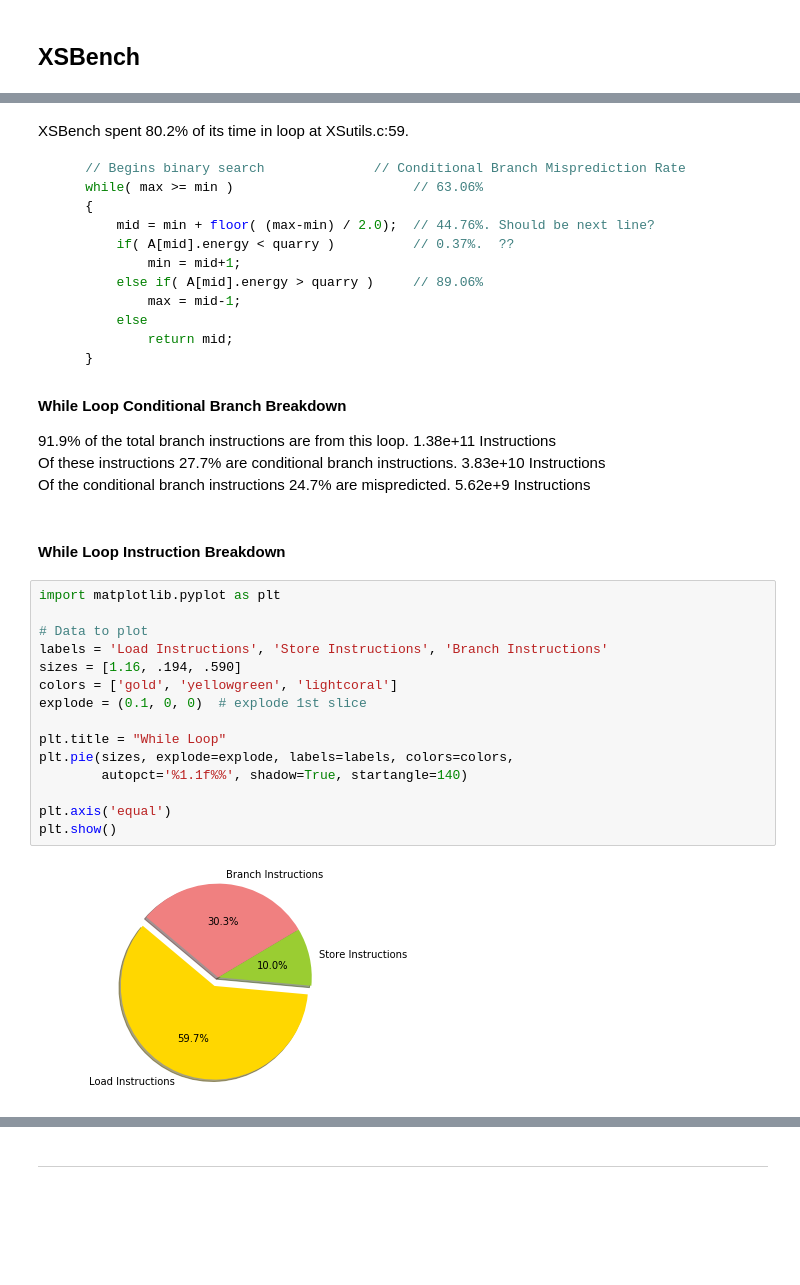
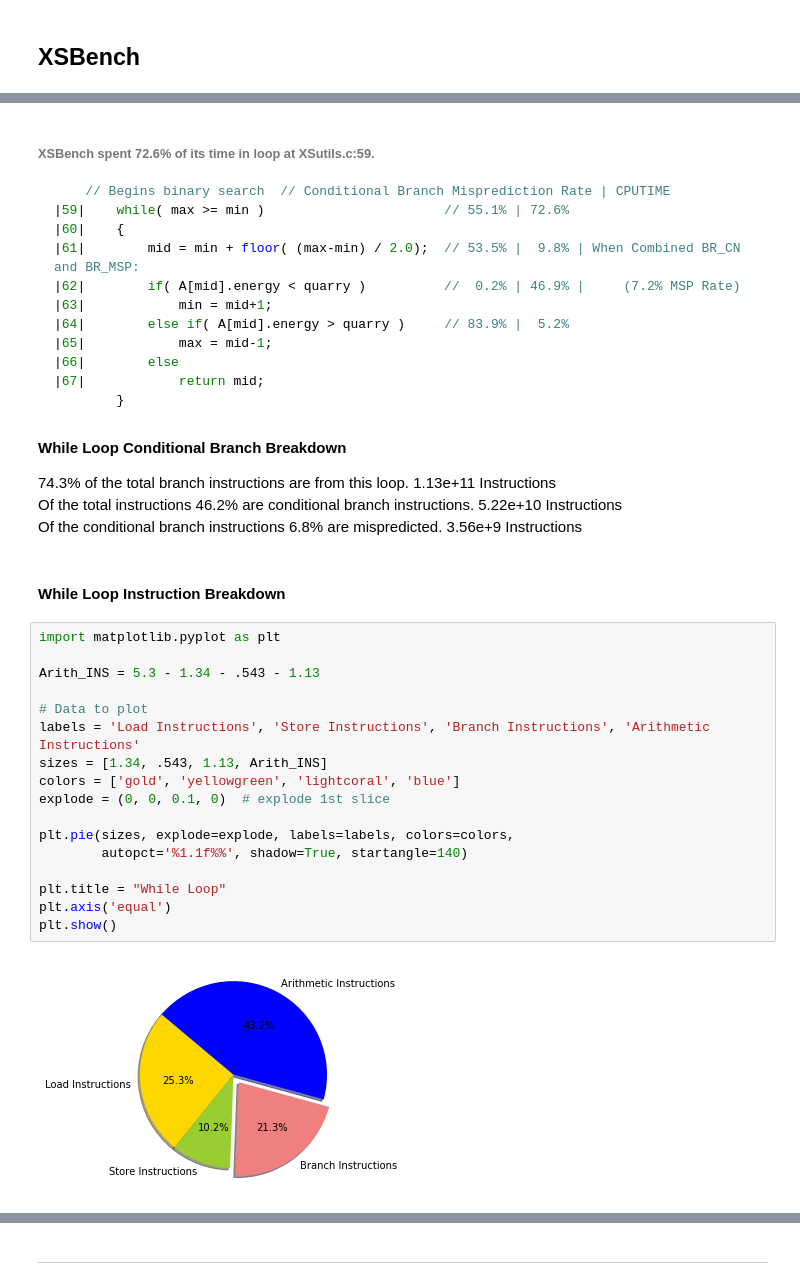
Before and after one commit to tomuram/Proxy-App-Profiles-1, a Jupyter notebook: XSBench.ipynb, the cells around one changed output, grey strips where cells are left out. Cells and saved outputs as stored; diff of their text form; blank space fills up the shorter version.

Commit message:
XSBench Update

````diff
--- a/XSBench.ipynb
+++ b/XSBench.ipynb
@@ -9,38 +9,40 @@ On Intel(R) Xeon(R) CPU E5-2699 v4 @ 2.20GHz (Broadwell)
 # %% [markdown]
-XSBench spent 80.2% of its time in loop at XSutils.c:59.
+###### XSBench spent 72.6% of its time in loop at XSutils.c:59.
 ```c
-	// Begins binary search	             // Conditional Branch Misprediction Rate
-	while( max >= min )                       // 63.06%
-	{
-		mid = min + floor( (max-min) / 2.0);  // 44.76%. Should be next line?
-		if( A[mid].energy < quarry )          // 0.37%.  ??
-			min = mid+1;
-        else if( A[mid].energy > quarry )     // 89.06%
-			max = mid-1;
-		else
-			return mid;
-	}
+	// Begins binary search	 // Conditional Branch Misprediction Rate | CPUTIME
+|59|	while( max >= min )                       // 55.1% | 72.6%
+|60|	{
+|61|		mid = min + floor( (max-min) / 2.0);  // 53.5% |  9.8% | When Combined BR_CN and BR_MSP:
+|62|		if( A[mid].energy < quarry )          //  0.2% | 46.9% |     (7.2% MSP Rate)
+|63|			min = mid+1;
+|64|        else if( A[mid].energy > quarry )     // 83.9% |  5.2%
+|65|			max = mid-1;
+|66|		else
+|67|			return mid;
+        }
 ```
 #### While Loop Conditional Branch Breakdown
-91.9% of the total branch instructions are from this loop. 1.38e+11 Instructions
-Of these instructions 27.7% are conditional branch instructions. 3.83e+10 Instructions
-Of the conditional branch instructions 24.7% are mispredicted.  5.62e+9 Instructions
+74.3% of the total branch instructions are from this loop. 1.13e+11 Instructions
+Of the total instructions 46.2% are conditional branch instructions. 5.22e+10 Instructions
+Of the conditional branch instructions 6.8% are mispredicted.  3.56e+9 Instructions
 # %% [markdown]
 #### While Loop Instruction Breakdown
 # %%
 import matplotlib.pyplot as plt
 
+Arith_INS = 5.3 - 1.34 - .543 - 1.13
+
 # Data to plot
-labels = 'Load Instructions', 'Store Instructions', 'Branch Instructions'
-sizes = [1.16, .194, .590]
-colors = ['gold', 'yellowgreen', 'lightcoral']
-explode = (0.1, 0, 0)  # explode 1st slice
+labels = 'Load Instructions', 'Store Instructions', 'Branch Instructions', 'Arithmetic Instructions'
+sizes = [1.34, .543, 1.13, Arith_INS]
+colors = ['gold', 'yellowgreen', 'lightcoral', 'blue']
+explode = (0, 0, 0.1, 0)  # explode 1st slice
 
-plt.title = "While Loop"
 plt.pie(sizes, explode=explode, labels=labels, colors=colors,
         autopct='%1.1f%%', shadow=True, startangle=140)
 
+plt.title = "While Loop"
 plt.axis('equal')
 plt.show()
 # %% [output]
-[figure, old version]
+[figure, new version]
````
Also changed, not shown: parts of 7 cells of this notebook.
